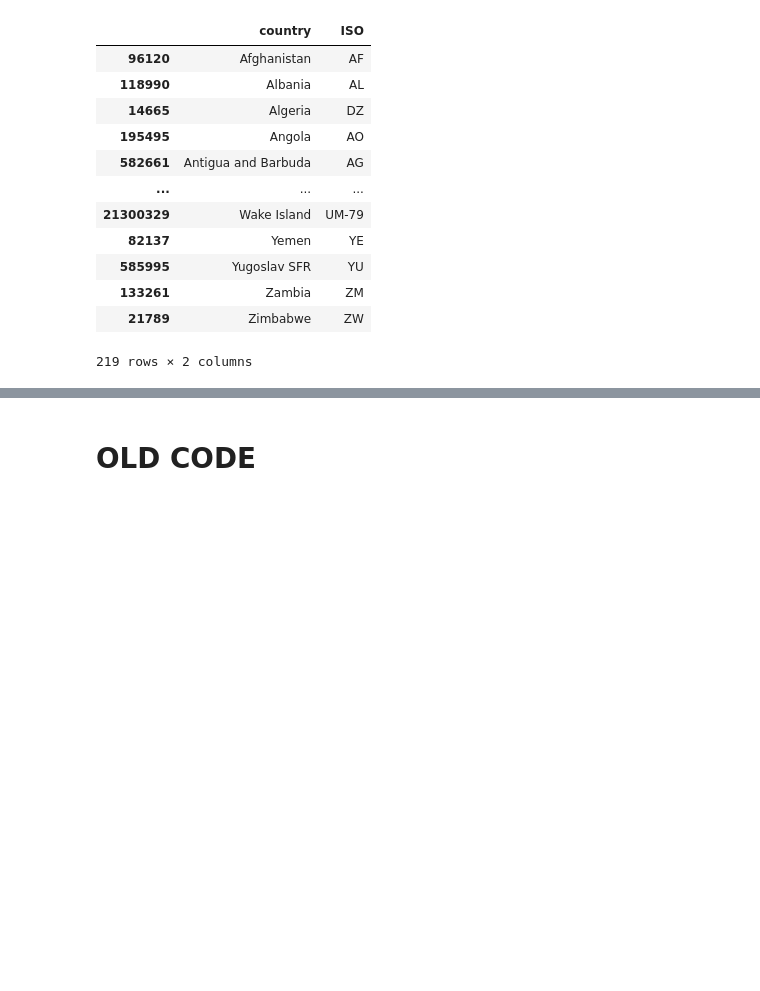
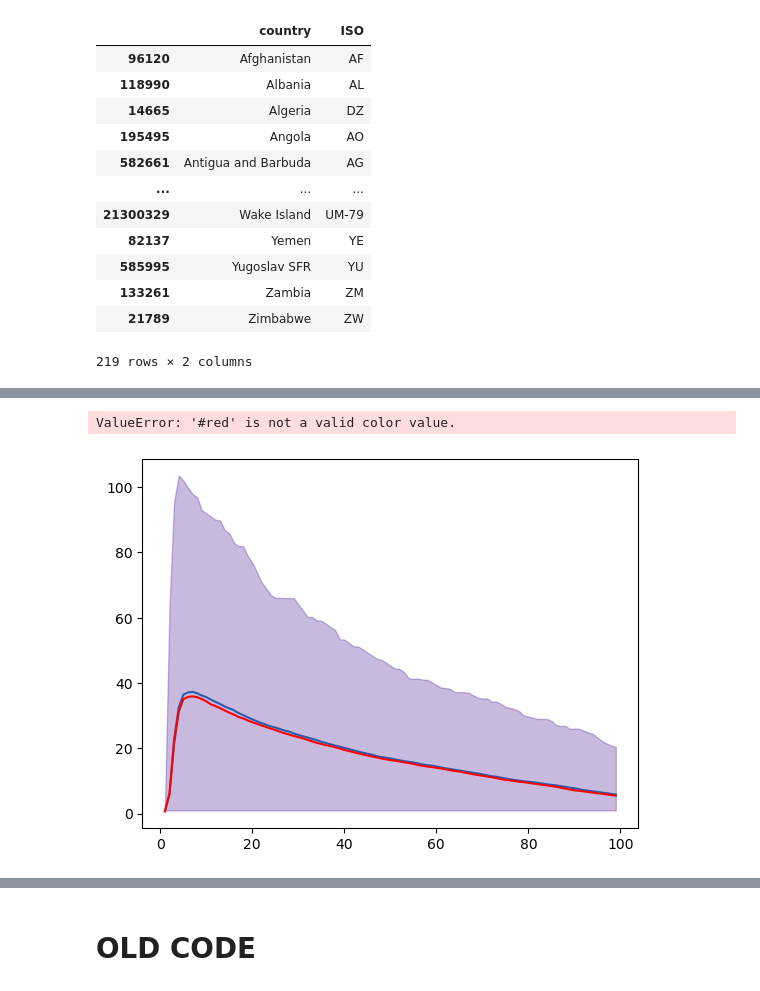
Before and after one commit to AFosch/Food_trade, a Jupyter notebook: Scripts/Cascade_failure.ipynb, the cells around one changed output, grey strips where cells are left out. Cells and saved outputs as stored; diff of their text form; code cells hidden in the pictures; blank space fills up the shorter version.

```diff
--- a/Scripts/Cascade_failure.ipynb
+++ b/Scripts/Cascade_failure.ipynb
@@ -185,0 +480,29 @@ ex:  185352764.85999998  dd:  100000000.0  exp_new:  185162533.77  final_dd:  99
+# %%
+mean_dd = final_long.groupby(by=['shock_ISO','time'],as_index=False).apply(lambda group: len(group.loc[group.value>0,'value']))
+mean_dd.columns = ['shocks_ISO','time','count_f']
+
+mean_av = mean_dd.groupby(by = 'time',as_index=False).count_f.mean()
+quantiles = mean_dd.groupby(by = 'time',as_index=False).apply(lambda group:  group.loc[group.count_f>0,'count_f'].quantile([0.025,0.975]))# 25% samples down
+
+fig, ax = plt.subplots(1)
+ax.plot(mean_av['time'],mean_av['count_f'])
+ax.fill_between(range(1,max_t), quantiles[0.025],quantiles[0.975], alpha=.3, color='#4b1d95', zorder=2)
+
+# 2nd plot
+mean_dd = final_long2.groupby(by=['shock_ISO','time'],as_index=False).apply(lambda group: len(group.loc[group.value>0,'value']))
+mean_dd.columns = ['shocks_ISO','time','count_f']
+
+mean_av = mean_dd.groupby(by = 'time',as_index=False).count_f.mean()
+quantiles = mean_dd.groupby(by = 'time',as_index=False).apply(lambda group:  group.loc[group.count_f>0,'count_f'].quantile([0.025,0.975]))# 25% samples down
+
+ax.plot(mean_av['time'],mean_av['count_f'],color='red')
+ax.fill_between(range(1,max_t), quantiles[0.025],quantiles[0.975], alpha=.3, color='#red', zorder=2)
+
+ax.set_xlabel('Timesteps')
+ax.set_ylabel('Failed countries')
+ax.set_title('Av. num failed countries')
+
+plt.show()
+# %% [output]
+ValueError: '#red' is not a valid color value.
+[figure, added]
```
Also changed, not shown: parts of 27 cells of this notebook.
